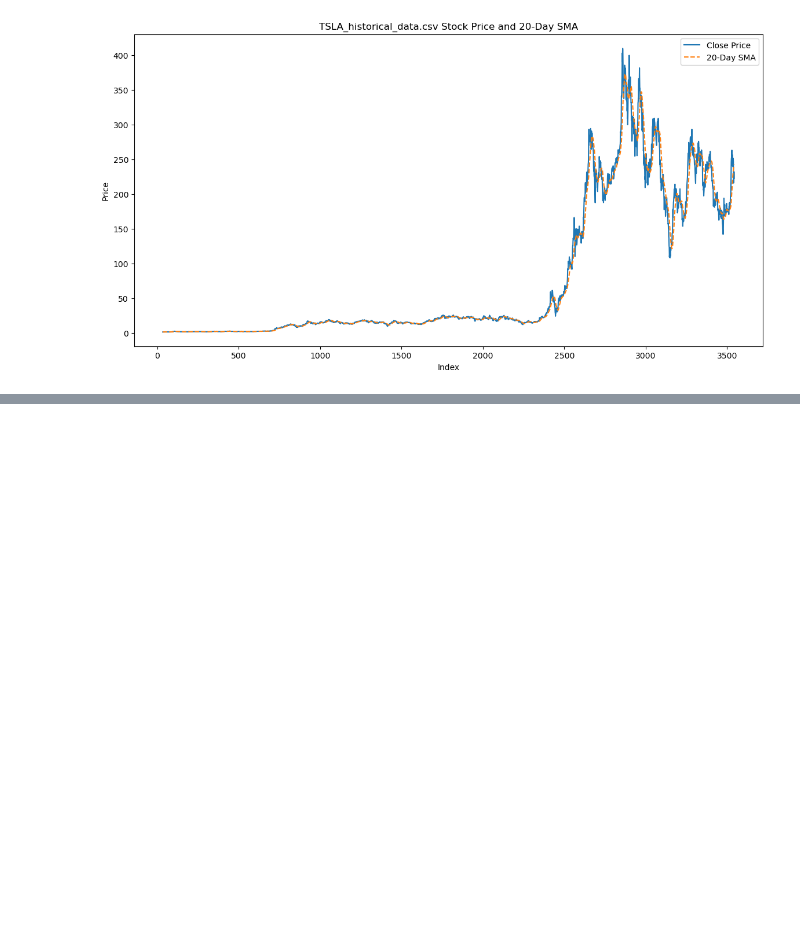
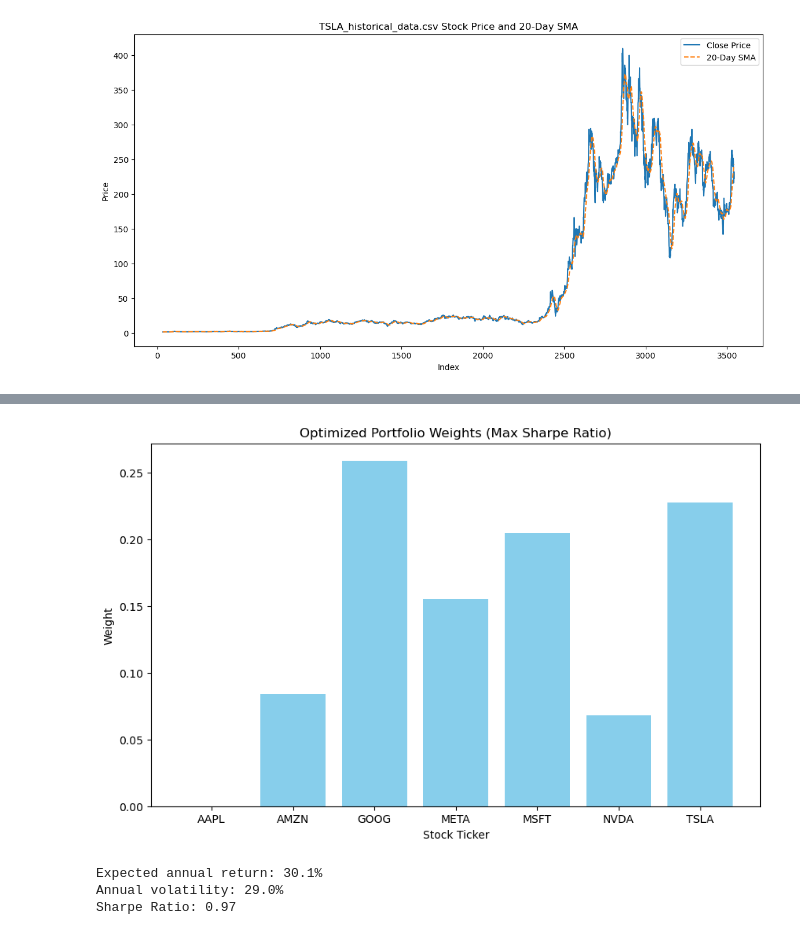
Before and after one commit to Begizew2112/kifiyaweek1, a Jupyter notebook: task2/notebooks/task2financial_analysis.ipynb, the cells around one changed output, grey strips where cells are left out. Drawn from its saved outputs; the diff is of its cells as text; code cells hidden in the pictures; blank space fills up the shorter version.

```diff
--- a/notebooks/task2/task2financial_analysis.ipynb
+++ b/task2/notebooks/task2financial_analysis.ipynb
@@ -270,0 +291,23 @@ AMZN_historical_data.csv Technical Indicators:
+# %%
+def calculate_portfolio_weights(data, tickers):
+    # Calculate expected returns and sample covariance matrix
+    mu = expected_returns.mean_historical_return(data)
+    cov = risk_models.sample_cov(data)
+
+    # Optimize for maximum Sharpe ratio
+    ef = EfficientFrontier(mu, cov)
+    weights = ef.max_sharpe()
+
+    # Convert weights to a dictionary
+    weights = dict(zip(tickers, weights.values()))
+
+    return weights
+
+# List of tickers
+tickers = list(dfs.keys())
+
+# Calculate the portfolio weights
+weights = calculate_portfolio_weights(data, tickers)
+
+# Display the weights
+weights
@@ -270,0 +322,32 @@ AMZN_historical_data.csv Technical Indicators:
+# %%
+# Visualize the portfolio weights
+plt.figure(figsize=(10, 6))
+plt.bar(weights.keys(), weights.values(), color='skyblue')
+plt.xlabel('Stock Ticker')
+plt.ylabel('Weight')
+plt.title('Optimized Portfolio Weights (Max Sharpe Ratio)')
+plt.show()
+# %% [output]
+[figure, added]
+# %%
+def calculate_portfolio_performance(data, weights):
+    mu = expected_returns.mean_historical_return(data)
+    cov = risk_models.sample_cov(data)
+
+    # Create an instance of Efficient Frontier
+    ef = EfficientFrontier(mu, cov)
+
+    # Set the portfolio weights
+    ef.set_weights(weights)
+
+    # Calculate the performance
+    performance = ef.portfolio_performance(verbose=True)
+
+    return performance
+
+# Calculate and display the portfolio performance
+performance = calculate_portfolio_performance(data, weights)
+# %% [output]
+Expected annual return: 30.1%
+Annual volatility: 29.0%
+Sharpe Ratio: 0.97
```
Also changed, not shown: parts of 8 cells of this notebook, 6 other files.
